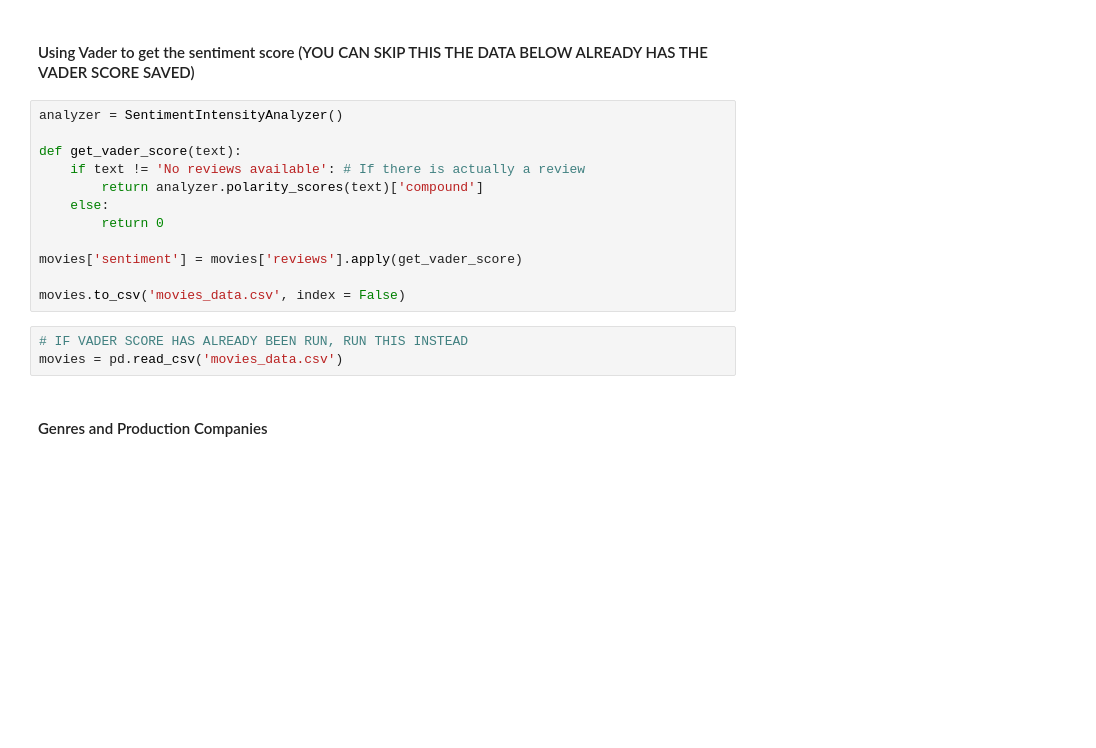
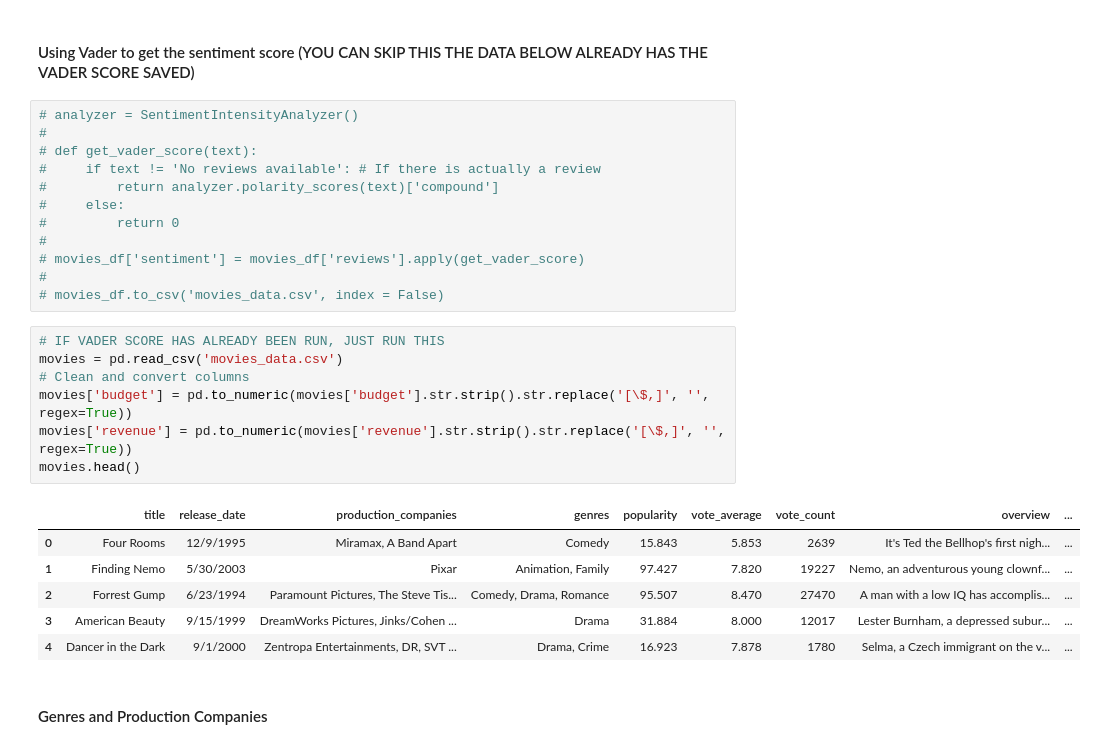
Before and after one commit to jessahal/Box-office-predictions, a Jupyter notebook: box_office_EDA.ipynb, the cells around one changed output. Drawn from its saved outputs; the diff is of its cells as text; blank space fills up the shorter version.

```diff
--- a/box_office_EDA.ipynb
+++ b/box_office_EDA.ipynb
@@ -21,20 +21,31 @@ movies = pd.read_csv('movies.csv')
 # %% [markdown]
 #### Using Vader to get the sentiment score (YOU CAN SKIP THIS THE DATA BELOW ALREADY HAS THE VADER SCORE SAVED)
 # %%
-analyzer = SentimentIntensityAnalyzer()
-
-def get_vader_score(text):
-    if text != 'No reviews available': # If there is actually a review
-        return analyzer.polarity_scores(text)['compound']
-    else:
-        return 0
-
-movies['sentiment'] = movies['reviews'].apply(get_vader_score)
-
-movies.to_csv('movies_data.csv', index = False)
+# analyzer = SentimentIntensityAnalyzer()
+#
+# def get_vader_score(text):
+#     if text != 'No reviews available': # If there is actually a review
+#         return analyzer.polarity_scores(text)['compound']
+#     else:
+#         return 0
+#
+# movies_df['sentiment'] = movies_df['reviews'].apply(get_vader_score)
+#
+# movies_df.to_csv('movies_data.csv', index = False)
 # %%
-# IF VADER SCORE HAS ALREADY BEEN RUN, RUN THIS INSTEAD
+# IF VADER SCORE HAS ALREADY BEEN RUN, JUST RUN THIS
 movies = pd.read_csv('movies_data.csv')
+# Clean and convert columns
+movies['budget'] = pd.to_numeric(movies['budget'].str.strip().str.replace('[\$,]', '', regex=True))
+movies['revenue'] = pd.to_numeric(movies['revenue'].str.strip().str.replace('[\$,]', '', regex=True))
+movies.head()
+# %% [output]
+|  | title | release_date | production_companies | genres | popularity | vote_average | vote_count | overview | ... |
+| 0 | Four Rooms | 12/9/1995 | Miramax, A Band Apart | Comedy | 15.843 | 5.853 | 2639 | It's Ted the Bellhop's first nigh... | ... |
+| 1 | Finding Nemo | 5/30/2003 | Pixar | Animation, Family | 97.427 | 7.820 | 19227 | Nemo, an adventurous young clownf... | ... |
+| 2 | Forrest Gump | 6/23/1994 | Paramount Pictures, The Steve Tis... | Comedy, Drama, Romance | 95.507 | 8.470 | 27470 | A man with a low IQ has accomplis... | ... |
+| 3 | American Beauty | 9/15/1999 | DreamWorks Pictures, Jinks/Cohen ... | Drama | 31.884 | 8.000 | 12017 | Lester Burnham, a depressed subur... | ... |
+| 4 | Dancer in the Dark | 9/1/2000 | Zentropa Entertainments, DR, SVT ... | Drama, Crime | 16.923 | 7.878 | 1780 | Selma, a Czech immigrant on the v... | ... |
 # %% [markdown]
 #### Genres and Production Companies
 # %%
```
Also changed, not shown: parts of 17 cells of this notebook, 8 other files.
